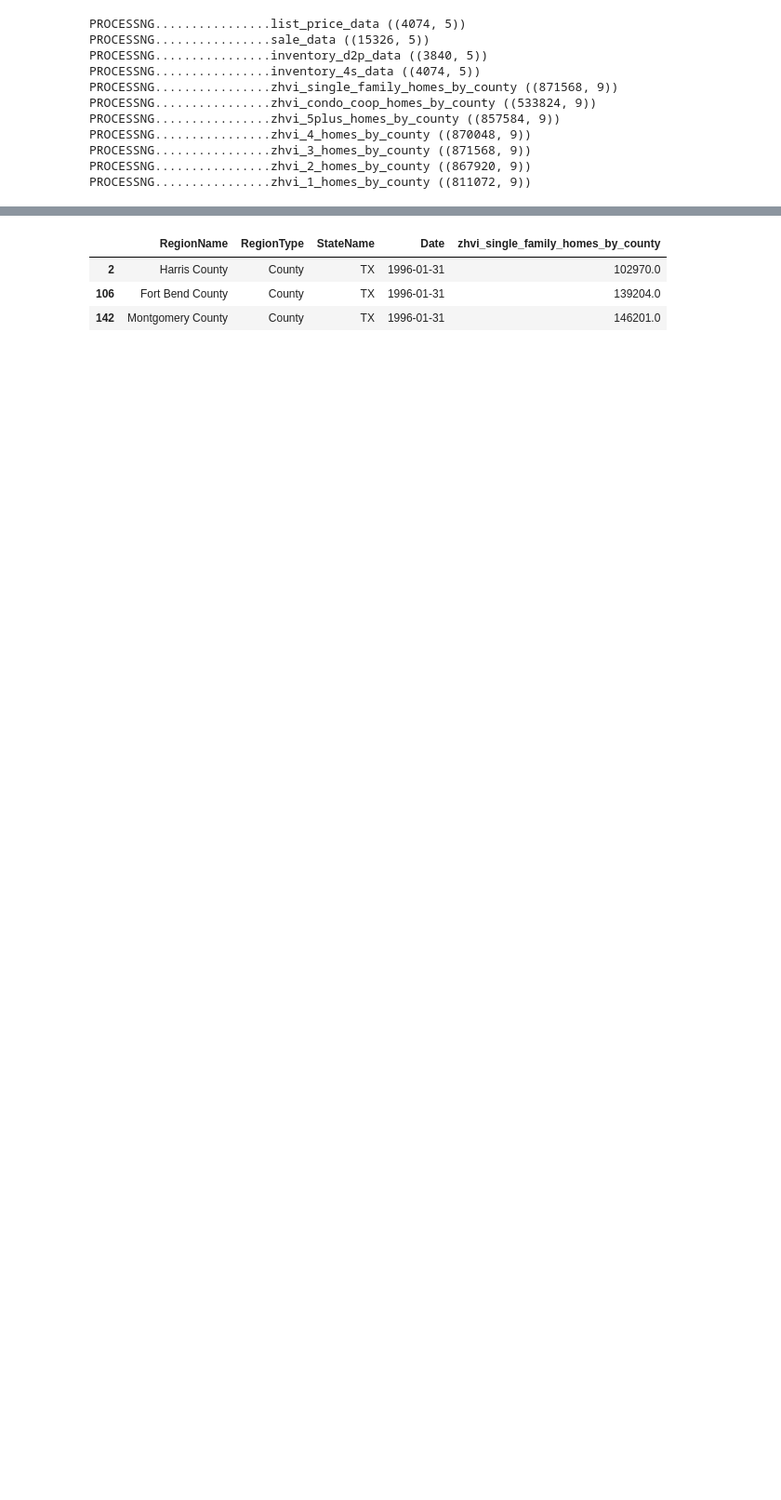
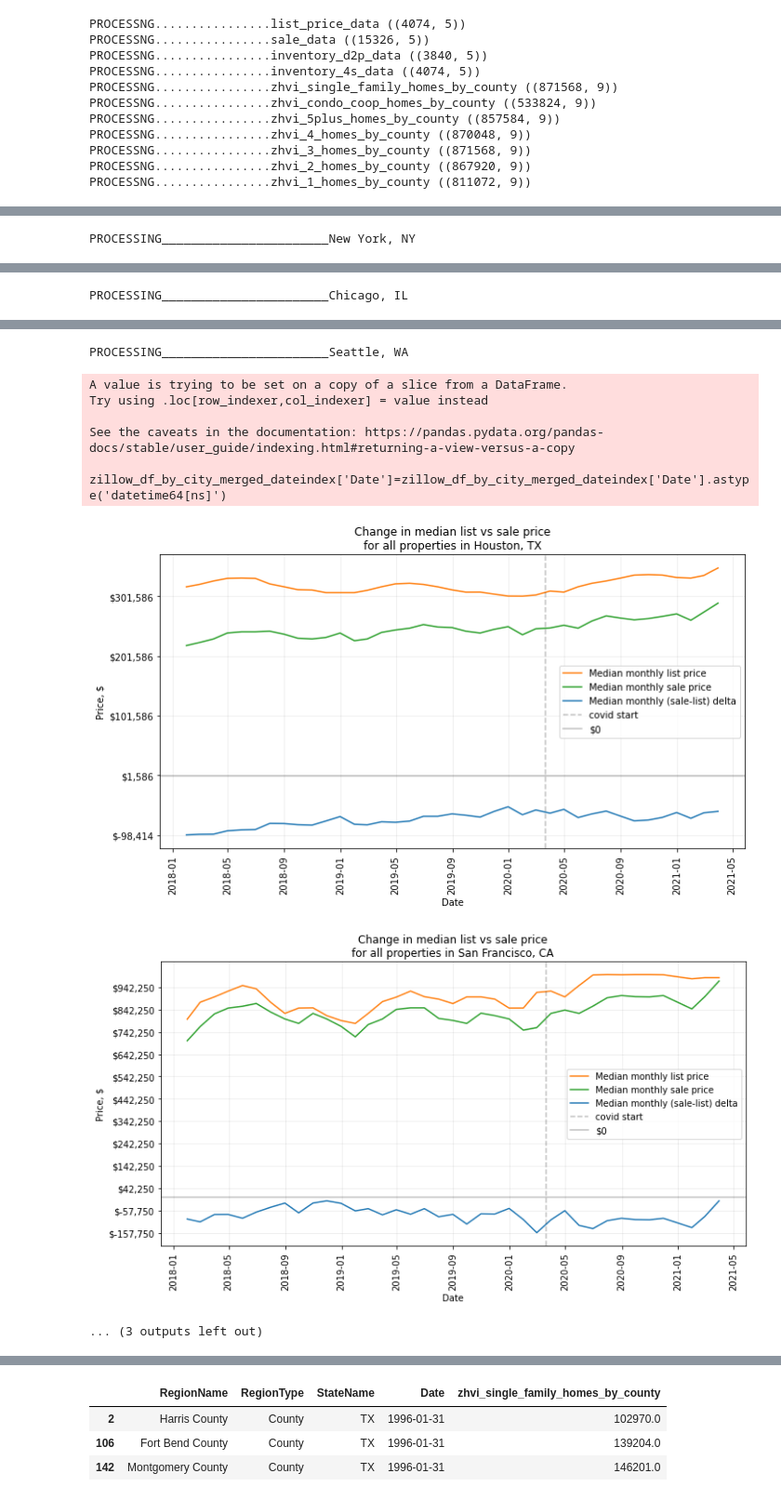
Before and after one commit to i-am-phoenix/Demo, a Jupyter notebook: zillow_data_cleaning_functions.ipynb, the cells around one changed output, grey strips where cells are left out. Shown at 93% size. Cells and saved outputs as stored; diff of their text form; code cells hidden in the pictures; blank space fills up the shorter version.

Commit message:
added automated plotting of list vs sale prices per city. working on automatic plotting of inventory data

```diff
--- a/zillow_data_cleaning_functions.ipynb
+++ b/zillow_data_cleaning_functions.ipynb
@@ -275,0 +245,16 @@ zillow_df_by_city_merged
+# %%
+# Change 'Date' column tipe to datetime
+zillow_df_by_city_merged['Date']=pd.to_datetime(zillow_df_by_city_merged['Date'])
+# Create date related columns for Year, Months, Day of the week (both string and
+# numeric equivalents)
+zillow_df_by_city_merged['Year']=zillow_df_by_city_merged['Date'].dt.year
+zillow_df_by_city_merged['Month']=zillow_df_by_city_merged['Date'].dt.strftime('%b')
+zillow_df_by_city_merged['MonthNumeric']=zillow_df_by_city_merged['Date'].dt.month
+zillow_df_by_city_merged['DayOfTheWeek']=zillow_df_by_city_merged['Date'].dt.strftime('%A')
+zillow_df_by_city_merged['DayOfTheWeekNumeric']=zillow_df_by_city_merged['Date'].dt.strftime('%w')
+# Rename a column for clearer labeling
+zillow_df_by_city_merged = zillow_df_by_city_merged.rename(columns = {'RegionName': 'City'})
+# Export final df to csv file for external analysis
+zillow_df_by_city_merged.to_csv("summary_csv/zillow_df_by_city_merged.csv",
+                                  index=False)
+zillow_df_by_city_merged
@@ -275,0 +275,52 @@ zillow_df_by_city_merged
+# %%
+#--------------------------- Plotting and saving figures for change ------------------------
+# --------------------------- in median list & sale price by city --------------------------
+
+for city in chosen_cities:
+    print(f"PROCESSING_______________________{city}")
+
+    # Filter data by specific city name
+    zillow_df_by_city_merged_dateindex=zillow_df_by_city_merged[
+        zillow_df_by_city_merged['City']==city]
+    #  Sort df by City name and Date
+    zillow_df_by_city_merged_dateindex['Date']=zillow_df_by_city_merged_dateindex['Date'].astype('datetime64[ns]')
+    zillow_df_by_city_merged_dateindex=zillow_df_by_city_merged_dateindex.sort_values('Date')
+
+    plt.figure(figsize=(10, 6))
+    plt.plot(zillow_df_by_city_merged_dateindex['Date'],
+               zillow_df_by_city_merged_dateindex['list_price_data'],
+            'tab:orange',
+             label="Median monthly list price")
+    plt.plot(zillow_df_by_city_merged_dateindex['Date'],
+               zillow_df_by_city_merged_dateindex['sale_data'],
+             'tab:green',
+             label="Median monthly sale price")
+    plt.plot(zillow_df_by_city_merged_dateindex['Date'],
+               -zillow_df_by_city_merged_dateindex['list_price_data']+zillow_df_by_city_merged_dateindex['sale_data'],
+             'tab:blue',
+             label="Median monthly (sale-list) delta")
+    plt.xlabel("Date")
+    plt.ylabel("Price, $")
+    plt.title(f"Change in median list vs sale price\nfor all properties in {zillow_df_by_city_merged_dateindex['City'].unique()[0]}")
+    plt.grid(alpha=0.25)
+    plt.xticks(rotation=90)
+    plt.tight_layout()
+
+    y_ticks=np.arange((-zillow_df_by_city_merged_dateindex['list_price_data']+zillow_df_by_city_merged_dateindex['sale_data']).min(),
+                      max(zillow_df_by_city_merged_dateindex['list_price_data'].max(),
+                          zillow_df_by_city_merged_dateindex['list_price_data'].max()),
+                      100000)
+    y_labels=pd.DataFrame(y_ticks)[0].map("${:,.0f}".format).to_list()
+    plt.yticks(y_ticks,y_labels)
+
+    import datetime as dt
+
+    plt.axvline(dt.datetime(2020, 3, 21), c='k', alpha=0.25, label="covid start", linestyle='--')
+    plt.axhline(0, c='k', alpha=0.25, label='$0')
+    plt.legend()
+
+    city_formatted=city.split(",")[0].replace(" ", "_")
+
+    file_name= "list_vs_sold_price"
+    plt.savefig( "figures/" + file_name + "_" + city_formatted +".png")
+# %% [output]
@@ -275,0 +339 @@ zillow_df_by_city_merged
+PROCESSING_______________________New York, NY
@@ -275,0 +345 @@ zillow_df_by_city_merged
+PROCESSING_______________________Chicago, IL
@@ -275,0 +351,9 @@ zillow_df_by_city_merged
+PROCESSING_______________________Seattle, WA
+A value is trying to be set on a copy of a slice from a DataFrame.
+Try using .loc[row_indexer,col_indexer] = value instead
+
+See the caveats in the documentation: https://pandas.pydata.org/pandas-docs/stable/user_guide/indexing.html#returning-a-view-versus-a-copy
+  zillow_df_by_city_merged_dateindex['Date']=zillow_df_by_city_merged_dateindex['Date'].astype('datetime64[ns]')
+[figure, added]
+[figure, added]
+... (3 outputs left out)
```
Also changed, not shown: parts of 18 cells of this notebook.
